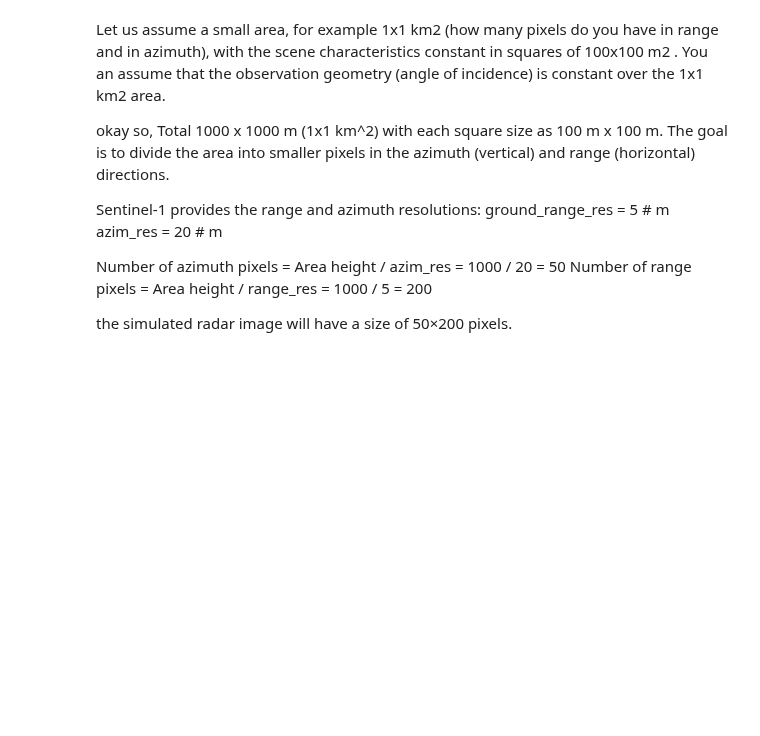
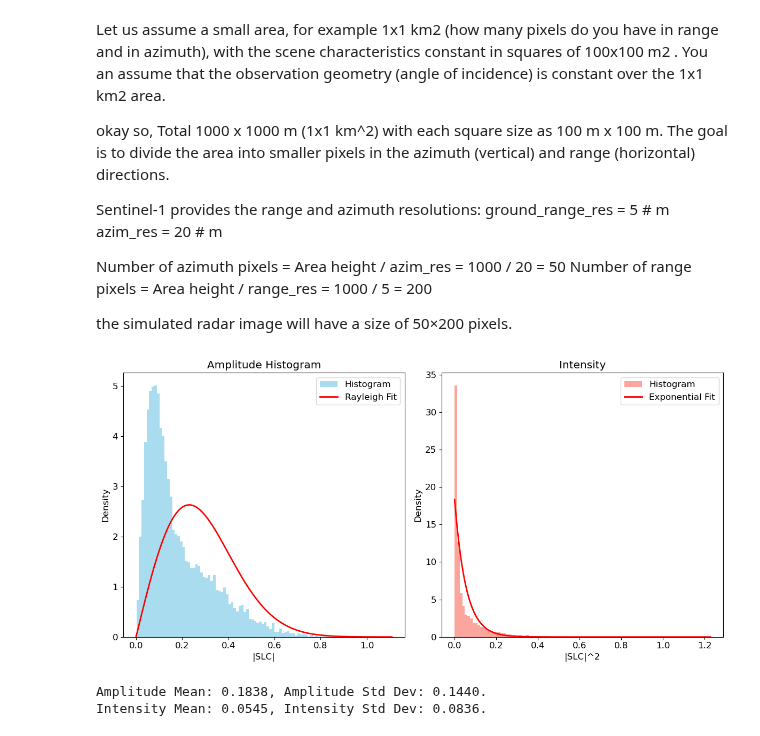
Before and after one commit to debnovalina/PPESO-Practical, a Jupyter notebook: Paco2.ipynb, the cells around one changed output. Saved outputs shown, nothing was run; the diff lists cells and outputs as text; code cells hidden in the pictures; blank space fills up the shorter version.

Commit message:
q4 graphs

```diff
--- a/Paco2.ipynb
+++ b/Paco2.ipynb
@@ -419,6 +419,58 @@ dgr = 5   # Range resolution
 #Example
 ex_nrcs = chessboard_nrcs(shape, nrcs_black=0.01, nrcs_white=0.1,
                        square_size=square_size, daz=daz, dgr=dgr)
+# %%
+# I add these lines to compute mean
+
+from scipy.stats import rayleigh, expon
+
+# Generate synthetic SLC with Rayleigh distributed amplitude
+np.random.seed(42)
+slc = np.sqrt(ex_nrcs/2)*(np.random.randn(50,200)+1j*np.random.randn(50,200))
+
+# Compute amplitude and intensity
+# amplitude
+amp = np.abs(slc)
+# intensity
+intensity = np.abs(slc)**2
+
+plt.figure(figsize=(12, 6))
+
+# Histogram for amplitude
+plt.subplot(1, 2, 1)
+plt.hist(amp.flatten(), bins=100, density=True, color='skyblue', alpha=0.7, label='Histogram')
+x = np.linspace(0, amp.max(), 500)
+plt.plot(x, rayleigh.pdf(x, scale=np.mean(amp) * np.sqrt(np.pi / 2)), 'r-', lw=2, label='Rayleigh Fit')
+plt.title('Amplitude Histogram')
+plt.xlabel('|SLC|')
+plt.ylabel('Density')
+plt.legend()
+
+# Histogram for intensity
+plt.subplot(1, 2, 2)
+plt.hist(intensity.flatten(), bins=100, density=True, color='salmon', alpha=0.7, label='Histogram')
+x = np.linspace(0, intensity.max(), 500)
+plt.plot(x, expon.pdf(x, scale=np.mean(intensity)), 'r-', lw=2, label="Exponential Fit")
+plt.title('Intensity')
+plt.xlabel('|SLC|^2')
+plt.ylabel('Density')
+plt.legend()
+
+plt.tight_layout()
+plt.show()
+
+# Calculate statistics
+amp_mean = np.mean(amp)
+amp_std = np.std(amp)
+intensity_mean = np.mean(intensity)
+intensity_std = np.std(intensity)
+
+print(f"Amplitude Mean: {amp_mean:.4f}, Amplitude Std Dev: {amp_std:.4f}.")
+print(f"Intensity Mean: {intensity_mean:.4f}, Intensity Std Dev: {intensity_std:.4f}.")
+# %% [output]
+[figure, added]
+Amplitude Mean: 0.1838, Amplitude Std Dev: 0.1440.
+Intensity Mean: 0.0545, Intensity Std Dev: 0.0836.
 # %%
 # Let is try it, this shows the pattern without speckle
 cbrd_nrcs = chessboard_nrcs(shape, 0.01, 0.1, square_size)
```
Also changed, not shown: parts of 1 cell of this notebook.
